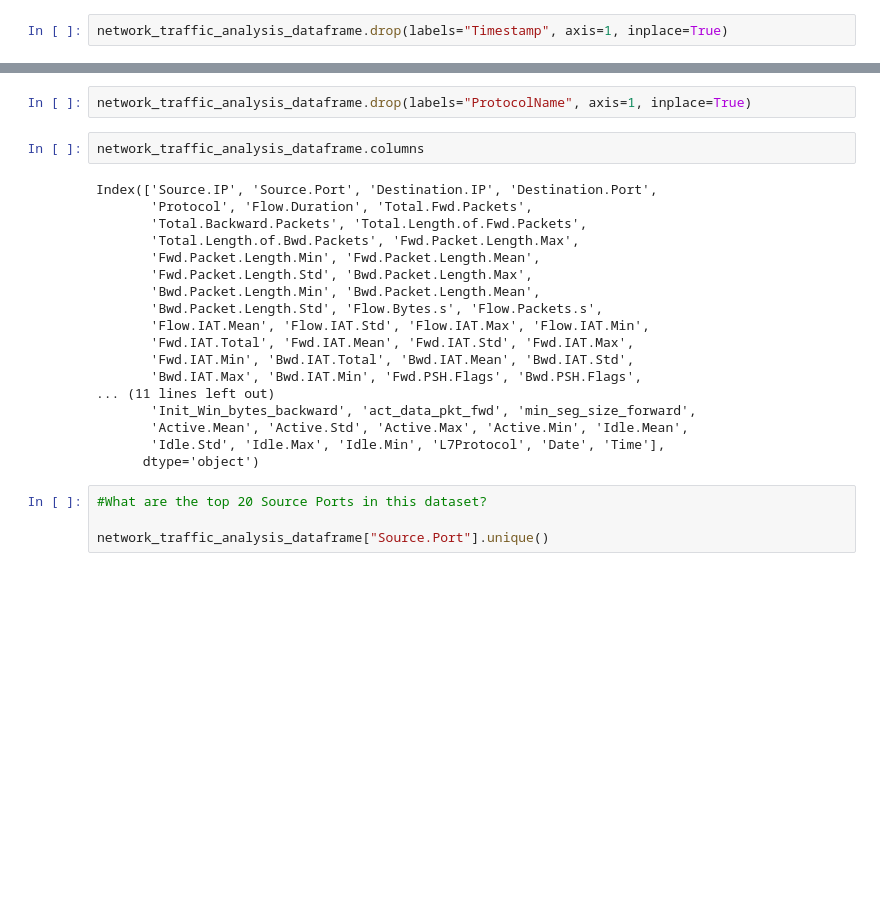
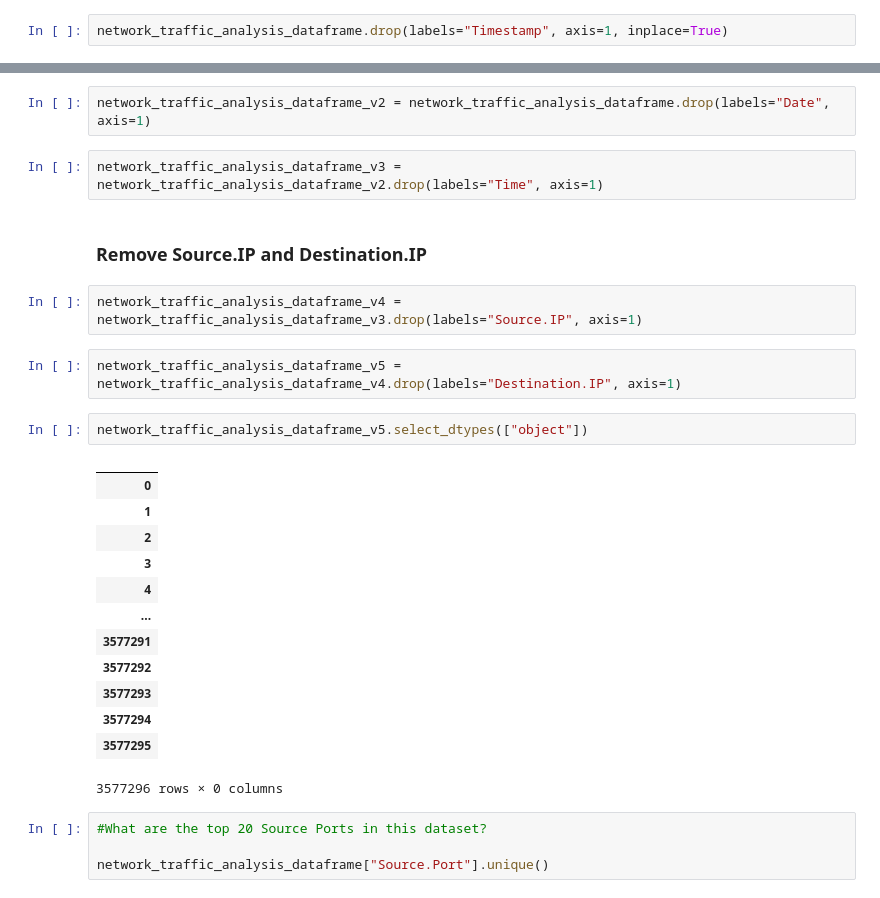
Before and after one commit to AngKokLeong/Network-Traffic-Analysis, a Jupyter notebook: report.ipynb, the cells around one changed output, grey strips where cells are left out. Saved outputs shown, nothing was run; the diff lists cells and outputs as text; blank space fills up the shorter version.

```diff
--- a/report.ipynb
+++ b/report.ipynb
@@ -812,25 +828,29 @@ Remove ProtocolName
 # %%
-network_traffic_analysis_dataframe.drop(labels="ProtocolName", axis=1, inplace=True)
+network_traffic_analysis_dataframe_v2 = network_traffic_analysis_dataframe.drop(labels="Date", axis=1)
-# %%
-network_traffic_analysis_dataframe.columns
-# %% [output]
-Index(['Source.IP', 'Source.Port', 'Destination.IP', 'Destination.Port',
-       'Protocol', 'Flow.Duration', 'Total.Fwd.Packets',
-       'Total.Backward.Packets', 'Total.Length.of.Fwd.Packets',
-       'Total.Length.of.Bwd.Packets', 'Fwd.Packet.Length.Max',
-       'Fwd.Packet.Length.Min', 'Fwd.Packet.Length.Mean',
-       'Fwd.Packet.Length.Std', 'Bwd.Packet.Length.Max',
-       'Bwd.Packet.Length.Min', 'Bwd.Packet.Length.Mean',
-       'Bwd.Packet.Length.Std', 'Flow.Bytes.s', 'Flow.Packets.s',
-       'Flow.IAT.Mean', 'Flow.IAT.Std', 'Flow.IAT.Max', 'Flow.IAT.Min',
-       'Fwd.IAT.Total', 'Fwd.IAT.Mean', 'Fwd.IAT.Std', 'Fwd.IAT.Max',
-       'Fwd.IAT.Min', 'Bwd.IAT.Total', 'Bwd.IAT.Mean', 'Bwd.IAT.Std',
-       'Bwd.IAT.Max', 'Bwd.IAT.Min', 'Fwd.PSH.Flags', 'Bwd.PSH.Flags',
-... (11 lines left out)
-       'Init_Win_bytes_backward', 'act_data_pkt_fwd', 'min_seg_size_forward',
-       'Active.Mean', 'Active.Std', 'Active.Max', 'Active.Min', 'Idle.Mean',
-       'Idle.Std', 'Idle.Max', 'Idle.Min', 'L7Protocol', 'Date', 'Time'],
-      dtype='object')
+# %%
+network_traffic_analysis_dataframe_v3 = network_traffic_analysis_dataframe_v2.drop(labels="Time", axis=1)
+# %% [markdown]
+### Remove Source.IP and Destination.IP
+# %%
+network_traffic_analysis_dataframe_v4 = network_traffic_analysis_dataframe_v3.drop(labels="Source.IP", axis=1)
+# %%
+network_traffic_analysis_dataframe_v5 = network_traffic_analysis_dataframe_v4.drop(labels="Destination.IP", axis=1)
+# %%
+network_traffic_analysis_dataframe_v5.select_dtypes(["object"])
+# %% [output]
+|  |
+| 0 |
+| 1 |
+| 2 |
+| 3 |
+| 4 |
+| ... |
+| 3577291 |
+| 3577292 |
+| 3577293 |
+| 3577294 |
+| 3577295 |
+3577296 rows × 0 columns
 # %%
 #What are the top 20 Source Ports in this dataset?
 
```
Also changed, not shown: parts of 27 cells of this notebook.
